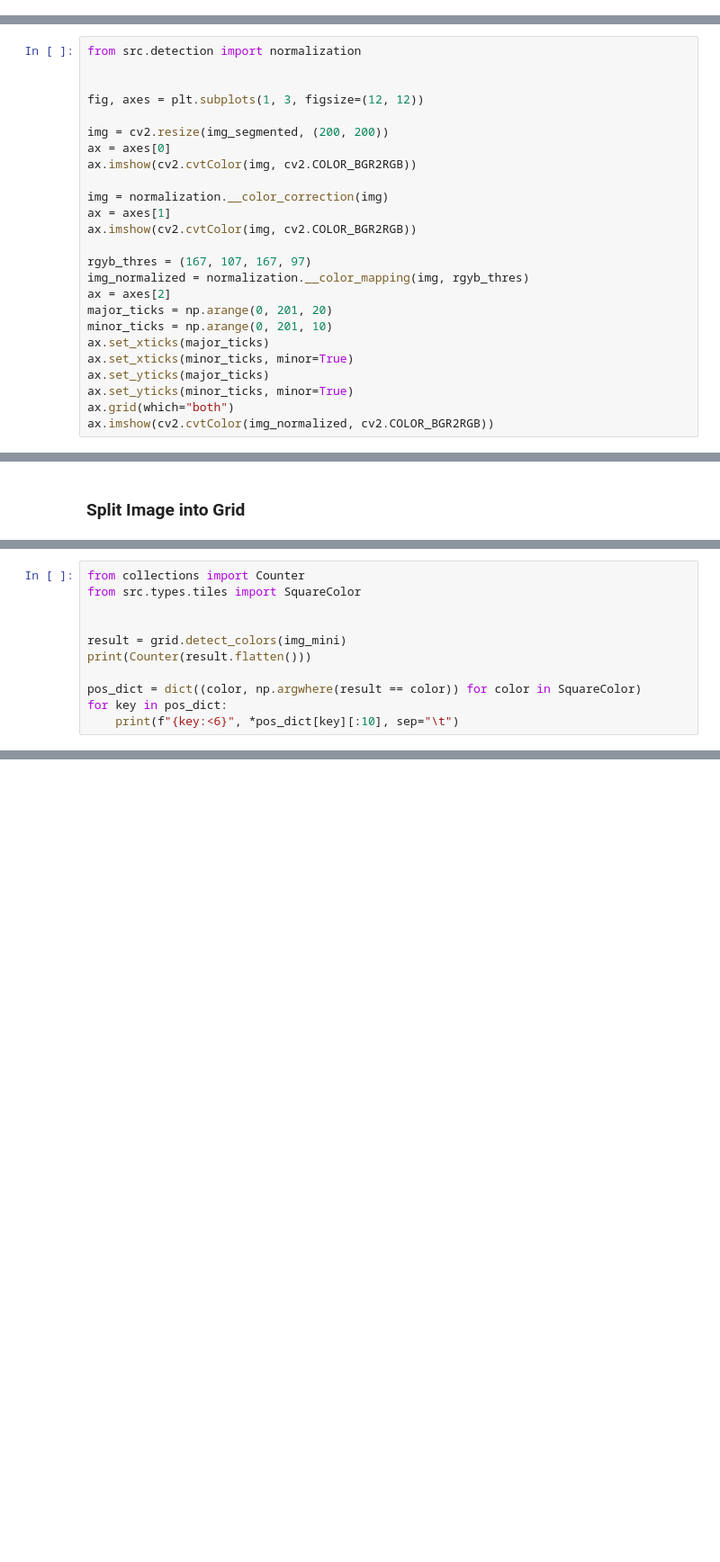
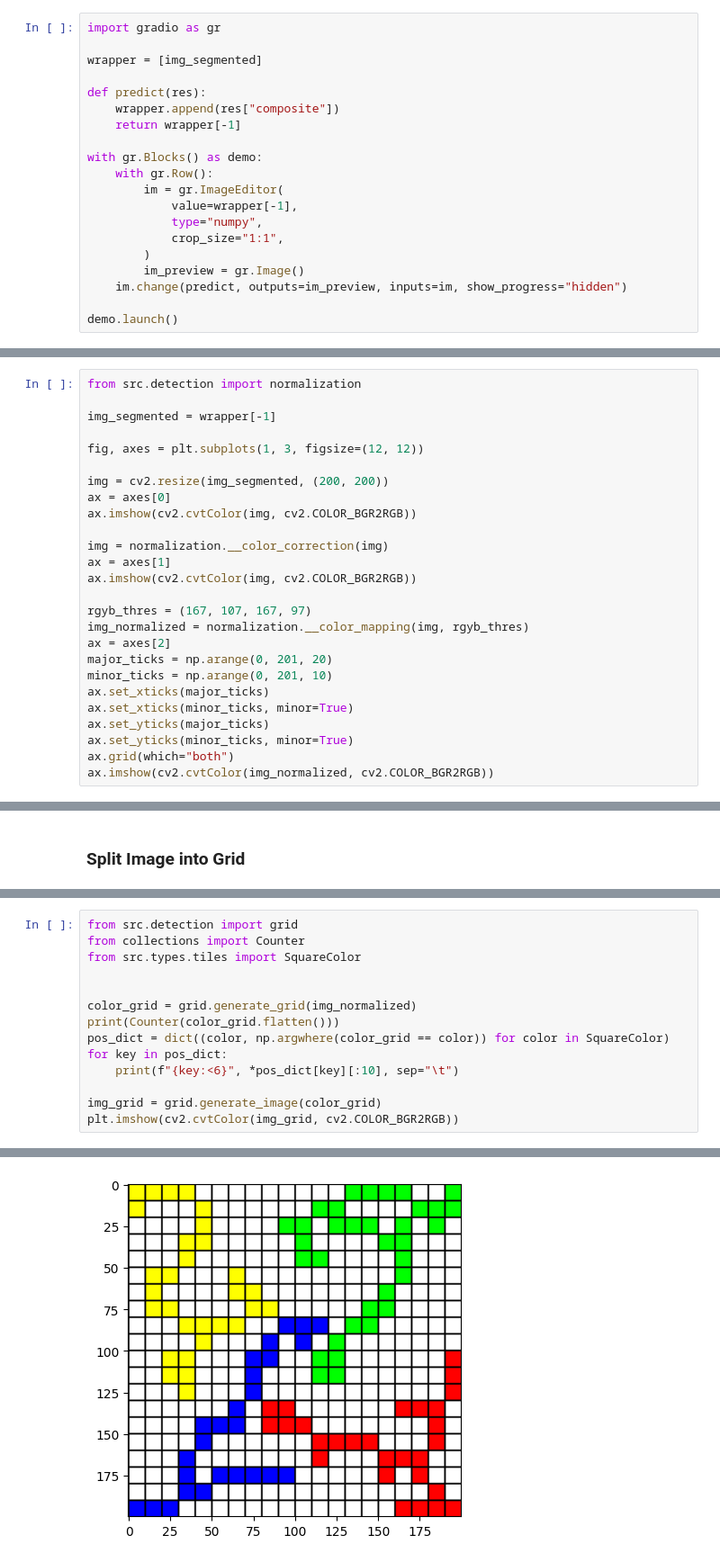
Before and after one commit to tlab-unip/ai_lab_blokus, a Jupyter notebook: readme.ipynb, the cells around one changed output, grey strips where cells are left out. Shown at 90% size. Drawn from its saved outputs; the diff is of its cells as text; blank space fills up the shorter version.

```diff
--- a/readme.ipynb
+++ b/readme.ipynb
@@ -31,2 +31,22 @@ Speed: 0.0ms preprocess, 707.1ms inference, 7.7ms postprocess per image at shape
 <matplotlib.image.AxesImage at 0x...>
 [figure]
+# %%
+import gradio as gr
+
+wrapper = [img_segmented]
+
+def predict(res):
+    wrapper.append(res["composite"])
+    return wrapper[-1]
+
+with gr.Blocks() as demo:
+    with gr.Row():
+        im = gr.ImageEditor(
+            value=wrapper[-1],
+            type="numpy",
+            crop_size="1:1",
+        )
+        im_preview = gr.Image()
+    im.change(predict, outputs=im_preview, inputs=im, show_progress="hidden")
+
+demo.launch()
@@ -35,6 +60,7 @@ Speed: 0.0ms preprocess, 707.1ms inference, 7.7ms postprocess per image at shape
 # %%
 from src.detection import normalization
 
+img_segmented = wrapper[-1]
 
 fig, axes = plt.subplots(1, 3, figsize=(12, 12))
 
@@ -74,12 +91,15 @@ plt.imshow(cv2.cvtColor(img_full, cv2.COLOR_BGR2RGB))
 # %%
+from src.detection import grid
 from collections import Counter
 from src.types.tiles import SquareColor
 
 
-result = grid.detect_colors(img_mini)
-print(Counter(result.flatten()))
-
-pos_dict = dict((color, np.argwhere(result == color)) for color in SquareColor)
+color_grid = grid.generate_grid(img_normalized)
+print(Counter(color_grid.flatten()))
+pos_dict = dict((color, np.argwhere(color_grid == color)) for color in SquareColor)
 for key in pos_dict:
     print(f"{key:<6}", *pos_dict[key][:10], sep="\t")
+
+img_grid = grid.generate_image(color_grid)
+plt.imshow(cv2.cvtColor(img_grid, cv2.COLOR_BGR2RGB))
 # %% [output]
@@ -91,0 +113 @@ YELLOW  [0 1]   [0 2]   [0 3]   [1 0]   [1 4]   [2 4]   [3 3]   [3 4]   [4 3]
+[figure, added]
```
Also changed, not shown: parts of 7 cells of this notebook, 14 other files.
